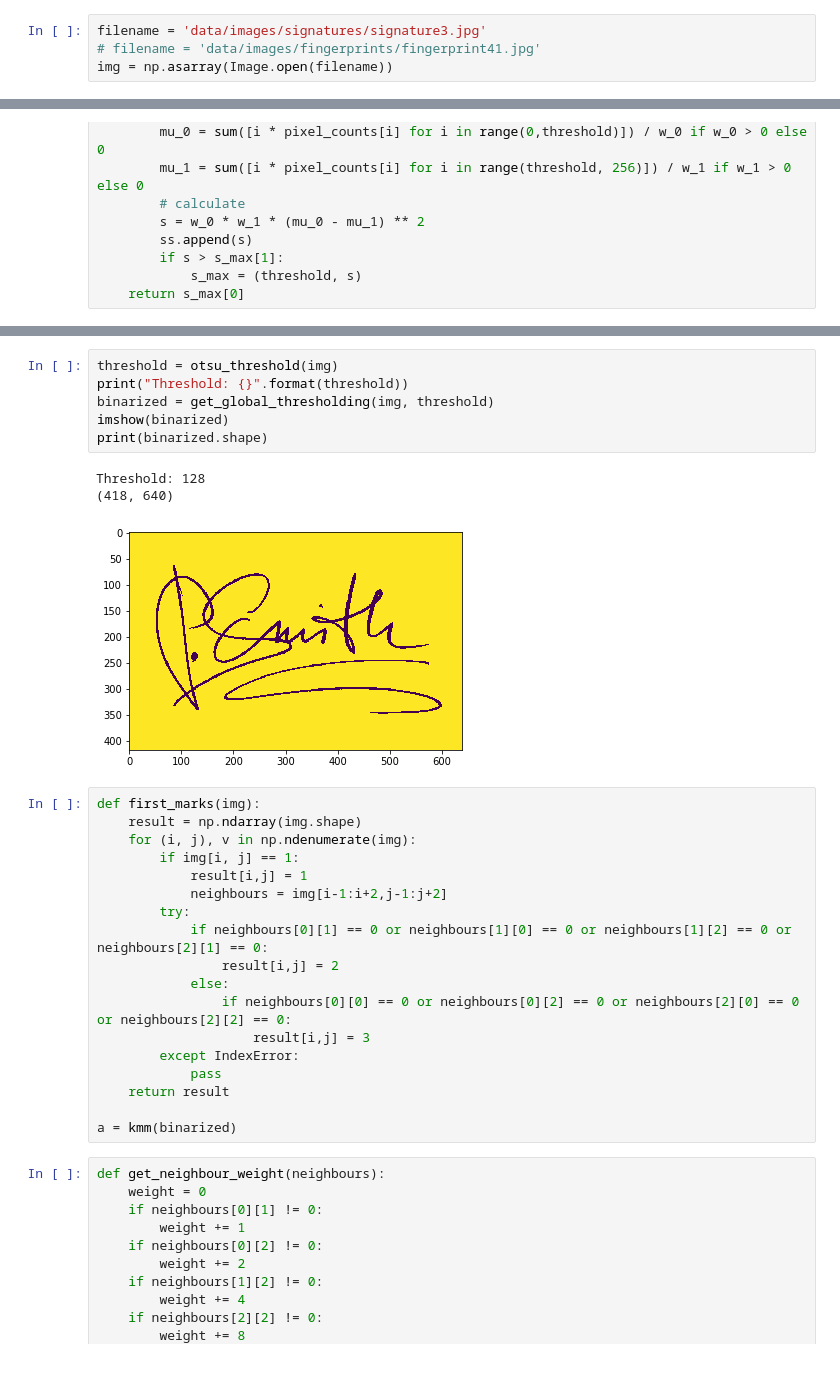
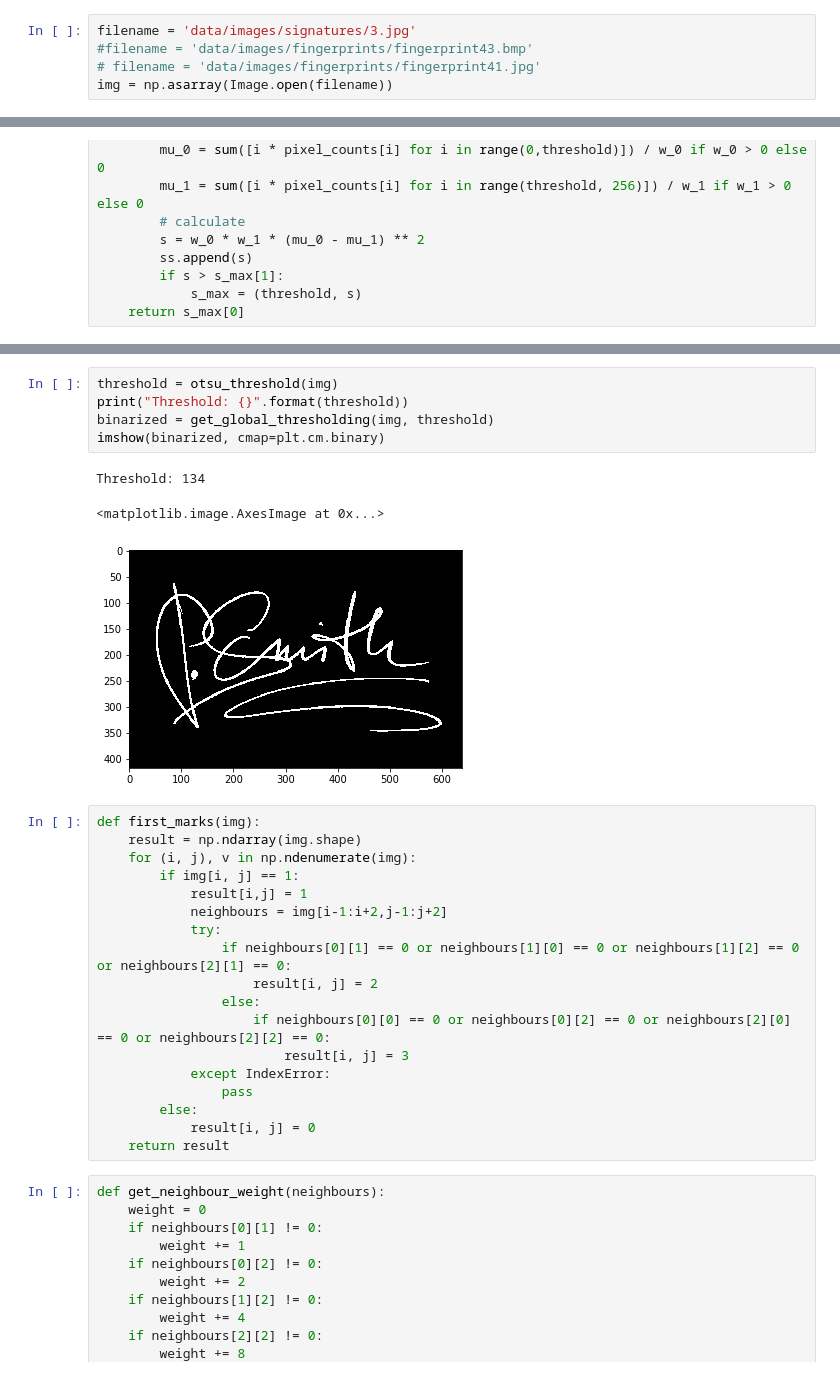
Before and after one commit to alcaster/Biometry-October, a Jupyter notebook: KMM&K3M.ipynb, the cells around one changed output, grey strips where cells are left out. Drawn from its saved outputs; the diff is of its cells as text.

```diff
--- a/KMM&K3M.ipynb
+++ b/KMM&K3M.ipynb
@@ -5,7 +5,8 @@ from PIL import Image
 from matplotlib.pyplot import imshow
 from matplotlib import pyplot as plt
 # %%
-filename = 'data/images/signatures/signature3.jpg'
+filename = 'data/images/signatures/3.jpg'
+#filename = 'data/images/fingerprints/fingerprint43.bmp'
 # filename = 'data/images/fingerprints/fingerprint41.jpg'
 img = np.asarray(Image.open(filename))
 # %%
@@ -73,13 +63,12 @@ imshow(img)
 # %%
 threshold = otsu_threshold(img)
 print("Threshold: {}".format(threshold))
 binarized = get_global_thresholding(img, threshold)
-imshow(binarized)
-print(binarized.shape)
+imshow(binarized, cmap=plt.cm.binary)
 # %% [output]
-Threshold: 128
-(418, 640)
+Threshold: 134
+<matplotlib.image.AxesImage at 0x...>
-[figure, old version]
+[figure, new version]
 # %%
 def first_marks(img):
     result = np.ndarray(img.shape)
@@ -87,17 +76,17 @@ def first_marks(img):
         if img[i, j] == 1:
             result[i,j] = 1
             neighbours = img[i-1:i+2,j-1:j+2]
-        try:
-            if neighbours[0][1] == 0 or neighbours[1][0] == 0 or neighbours[1][2] == 0 or neighbours[2][1] == 0:
-                result[i,j] = 2
-            else:
-                if neighbours[0][0] == 0 or neighbours[0][2] == 0 or neighbours[2][0] == 0 or neighbours[2][2] == 0:
-                    result[i,j] = 3
-        except IndexError:
-            pass
+            try:
+                if neighbours[0][1] == 0 or neighbours[1][0] == 0 or neighbours[1][2] == 0 or neighbours[2][1] == 0:
+                    result[i, j] = 2
+                else:
+                    if neighbours[0][0] == 0 or neighbours[0][2] == 0 or neighbours[2][0] == 0 or neighbours[2][2] == 0:
+                        result[i, j] = 3
+            except IndexError:
+                pass
+        else:
+            result[i, j] = 0
     return result
-
-a = kmm(binarized)
 # %%
 def get_neighbour_weight(neighbours):
     weight = 0
```
Also changed, not shown: parts of 12 cells of this notebook.
